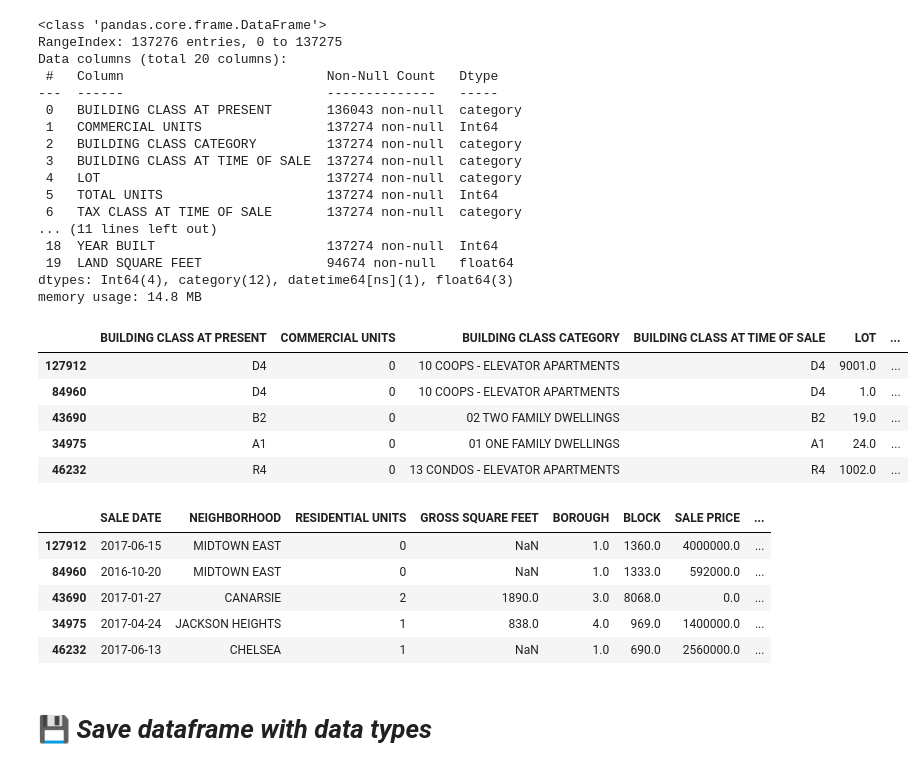
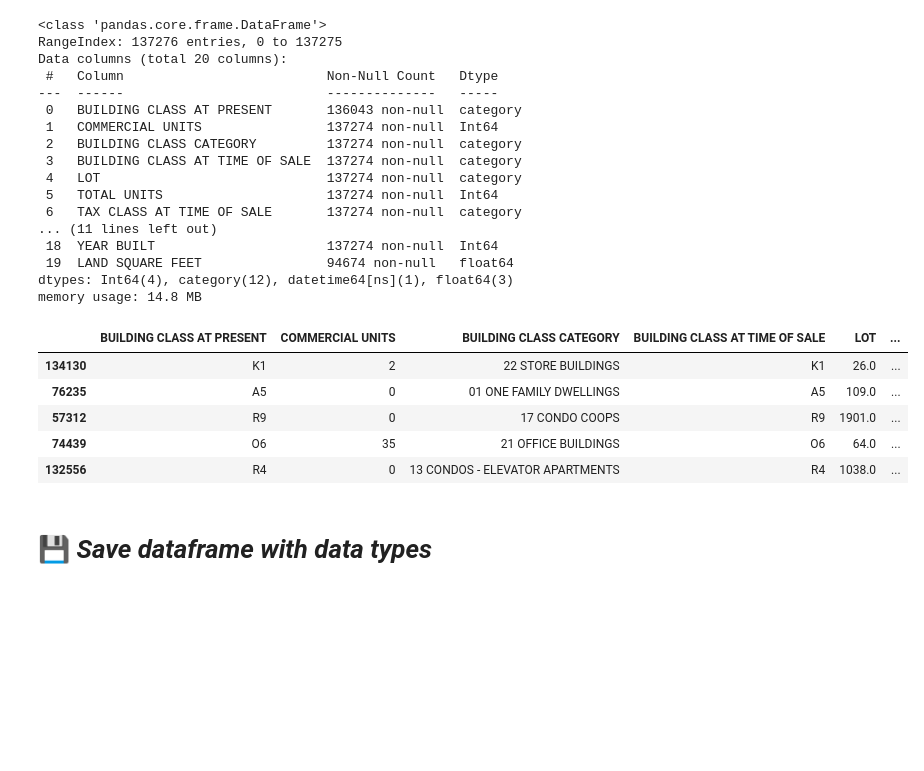
Before and after one commit to alejolondonm/NYC-houses, a Jupyter notebook: DataPreparation/initial-data-scan.ipynb, the cells around one changed output. Drawn from its saved outputs; the diff is of its cells as text; code cells hidden in the pictures; blank space fills up the shorter version.

```diff
--- a/DataPreparation/initial-data-scan.ipynb
+++ b/DataPreparation/initial-data-scan.ipynb
@@ -316,31 +276,16 @@ Data columns (total 20 columns):
  19  LAND SQUARE FEET                94674 non-null   float64
 dtypes: Int64(4), category(12), datetime64[ns](1), float64(3)
 memory usage: 14.8 MB
-# %%
-# Generate a random sample index
-sample_indices = nyc_houses_df.sample(5, random_state=42).index
-
-first_half = nyc_houses_df.iloc[:, :10]
-second_half = nyc_houses_df.iloc[:, 10:]
-
-first_half_sample = first_half.loc[sample_indices]
-second_half_sample = second_half.loc[sample_indices]
-
-display(first_half_sample)
-display(second_half_sample)
-# %% [output]
-|  | BUILDING CLASS AT PRESENT | COMMERCIAL UNITS | BUILDING CLASS CATEGORY | BUILDING CLASS AT TIME OF SALE | LOT | ... |
-| 127912 | D4 | 0 | 10 COOPS - ELEVATOR APARTMENTS | D4 | 9001.0 | ... |
-| 84960 | D4 | 0 | 10 COOPS - ELEVATOR APARTMENTS | D4 | 1.0 | ... |
-| 43690 | B2 | 0 | 02 TWO FAMILY DWELLINGS | B2 | 19.0 | ... |
-| 34975 | A1 | 0 | 01 ONE FAMILY DWELLINGS | A1 | 24.0 | ... |
-| 46232 | R4 | 0 | 13 CONDOS - ELEVATOR APARTMENTS | R4 | 1002.0 | ... |
-|  | SALE DATE | NEIGHBORHOOD | RESIDENTIAL UNITS | GROSS SQUARE FEET | BOROUGH | BLOCK | SALE PRICE | ... |
-| 127912 | 2017-06-15 | MIDTOWN EAST | 0 | NaN | 1.0 | 1360.0 | 4000000.0 | ... |
-| 84960 | 2016-10-20 | MIDTOWN EAST | 0 | NaN | 1.0 | 1333.0 | 592000.0 | ... |
-| 43690 | 2017-01-27 | CANARSIE | 2 | 1890.0 | 3.0 | 8068.0 | 0.0 | ... |
-| 34975 | 2017-04-24 | JACKSON HEIGHTS | 1 | 838.0 | 4.0 | 969.0 | 1400000.0 | ... |
-| 46232 | 2017-06-13 | CHELSEA | 1 | NaN | 1.0 | 690.0 | 2560000.0 | ... |
+# %%
+# Generate a random sample index
+nyc_houses_df.sample(5)
+# %% [output]
+|  | BUILDING CLASS AT PRESENT | COMMERCIAL UNITS | BUILDING CLASS CATEGORY | BUILDING CLASS AT TIME OF SALE | LOT | ... |
+| 134130 | K1 | 2 | 22 STORE BUILDINGS | K1 | 26.0 | ... |
+| 76235 | A5 | 0 | 01 ONE FAMILY DWELLINGS | A5 | 109.0 | ... |
+| 57312 | R9 | 0 | 17 CONDO COOPS | R9 | 1901.0 | ... |
+| 74439 | O6 | 35 | 21 OFFICE BUILDINGS | O6 | 64.0 | ... |
+| 132556 | R4 | 0 | 13 CONDOS - ELEVATOR APARTMENTS | R4 | 1038.0 | ... |
 # %%
 schema = pa.Table.from_pandas(nyc_houses_df).schema
 # %% [markdown]
```
Also changed, not shown: parts of 5 cells of this notebook, 1 other file.
